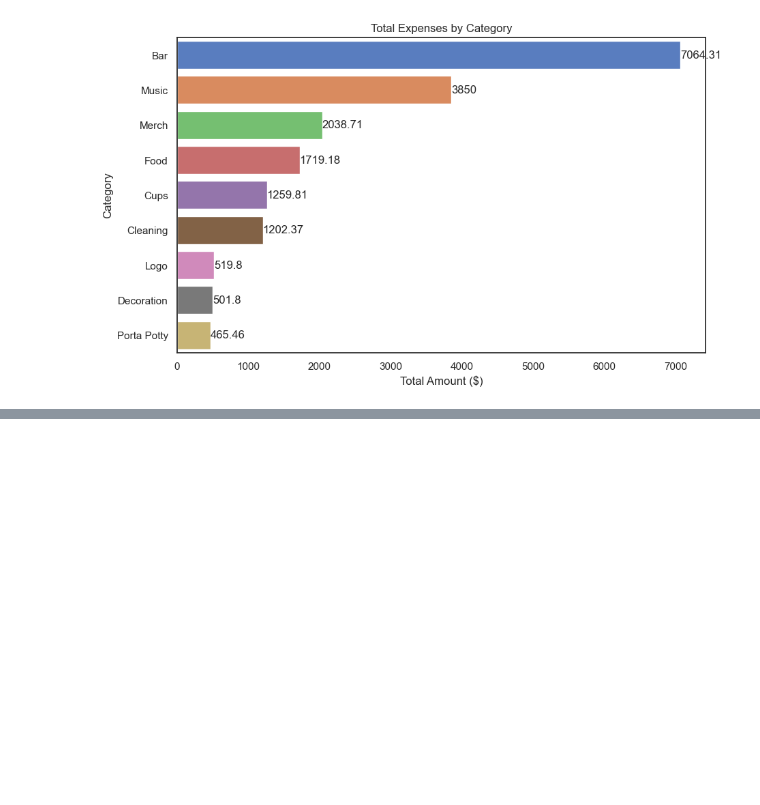
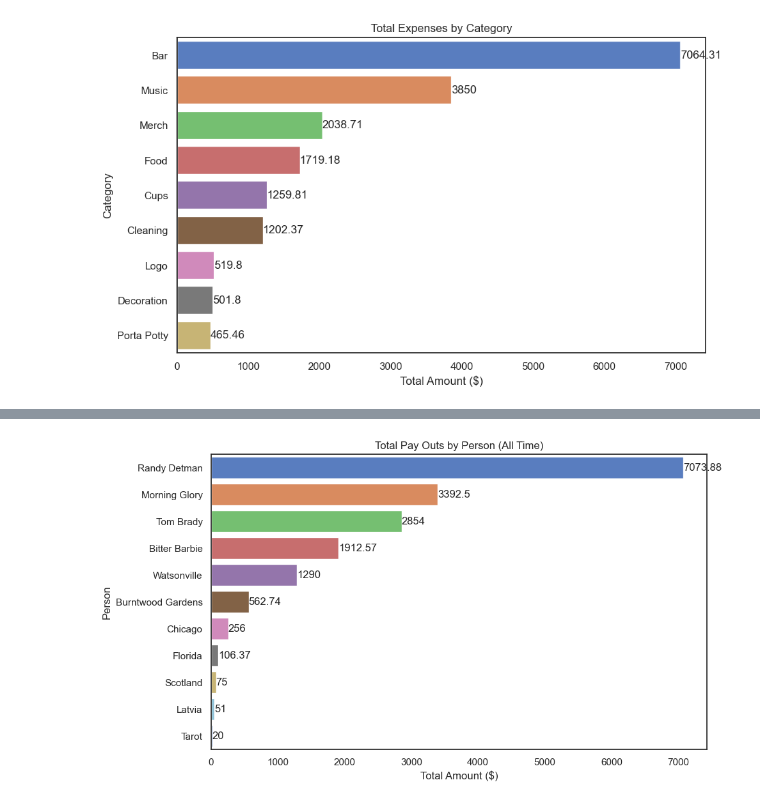
Before and after one commit to johbry17/Harvest-Party, a Jupyter notebook: exploratory_data_analysis.ipynb, the cells around one changed output, grey strips where cells are left out. Cells and saved outputs as stored; diff of their text form; code cells hidden in the pictures; blank space fills up the shorter version.

```diff
--- a/exploratory_data_analysis.ipynb
+++ b/exploratory_data_analysis.ipynb
@@ -243,23 +265,29 @@ att_df.describe()
 # plot expenses and donations by year as a line chart
 sns.set(style="white", font="Arial", context="talk")
 plt.figure(figsize=(10, 6))
-sns.lineplot(x='Year', y='Amount', data=df, estimator='sum', errorbar=None, marker='o', color='b')
-sns.lineplot(x='Year', y='Donations', data=don_df, errorbar=None, marker='o', color='g')
+sns.lineplot(
+    x="Year", y="Amount", data=df, estimator="sum", errorbar=None, marker="o", color="b"
+)
+sns.lineplot(x="Year", y="Donations", data=don_df, errorbar=None, marker="o", color="g")
 
 # annotate each data point
-df_sum = df.groupby('Year')['Amount'].sum()
+df_sum = df.groupby("Year")["Amount"].sum()
 for year, amount in df_sum.items():
-    plt.text(year + 0.1, amount, f'${amount:.2f}', horizontalalignment='left', color='b')
+    plt.text(
+        year + 0.1, amount, f"${amount:.2f}", horizontalalignment="left", color="b"
+    )
 for _, row in don_df.iterrows():
     year = row.Year
     amount = row.Donations
-    plt.text(year - 0.1, amount, f'${amount:.2f}', horizontalalignment='right', color='g')
+    plt.text(
+        year - 0.1, amount, f"${amount:.2f}", horizontalalignment="right", color="g"
+    )
 
 # format plot
-plt.title('Total Expenses by Year')
-plt.xlabel('Year')
-plt.ylabel('Total Expenses ($)')
-plt.legend(['Expenses', 'Donations'])
+plt.title("Total Expenses by Year")
+plt.xlabel("Year")
+plt.ylabel("Total Expenses ($)")
+plt.legend(["Expenses", "Donations"])
 plt.show()
 # %% [output]
 [figure]
@@ -370,0 +533,23 @@ plt.show()
+# %%
+# plot a bar chart of every person's total pay_outs
+
+# group and sort sums by year
+po_sum = po_df.groupby("Name")["Paid"].sum().reset_index()
+po_sum = po_sum.sort_values("Paid", ascending=False)
+
+# plot the chart
+sns.set(style="white", font="Arial")
+plt.figure(figsize=(10, 6))
+ax = sns.barplot(x="Paid", y="Name", data=po_sum, palette="muted")
+
+# add labels
+for container in ax.containers:
+    ax.bar_label(container)
+
+# format plot
+plt.title("Total Pay Outs by Person (All Time)")
+plt.xlabel("Total Amount ($)")
+plt.ylabel("Person")
+plt.show()
+# %% [output]
+[figure, added]
```
Also changed, not shown: parts of 24 cells of this notebook, 1 other file.
